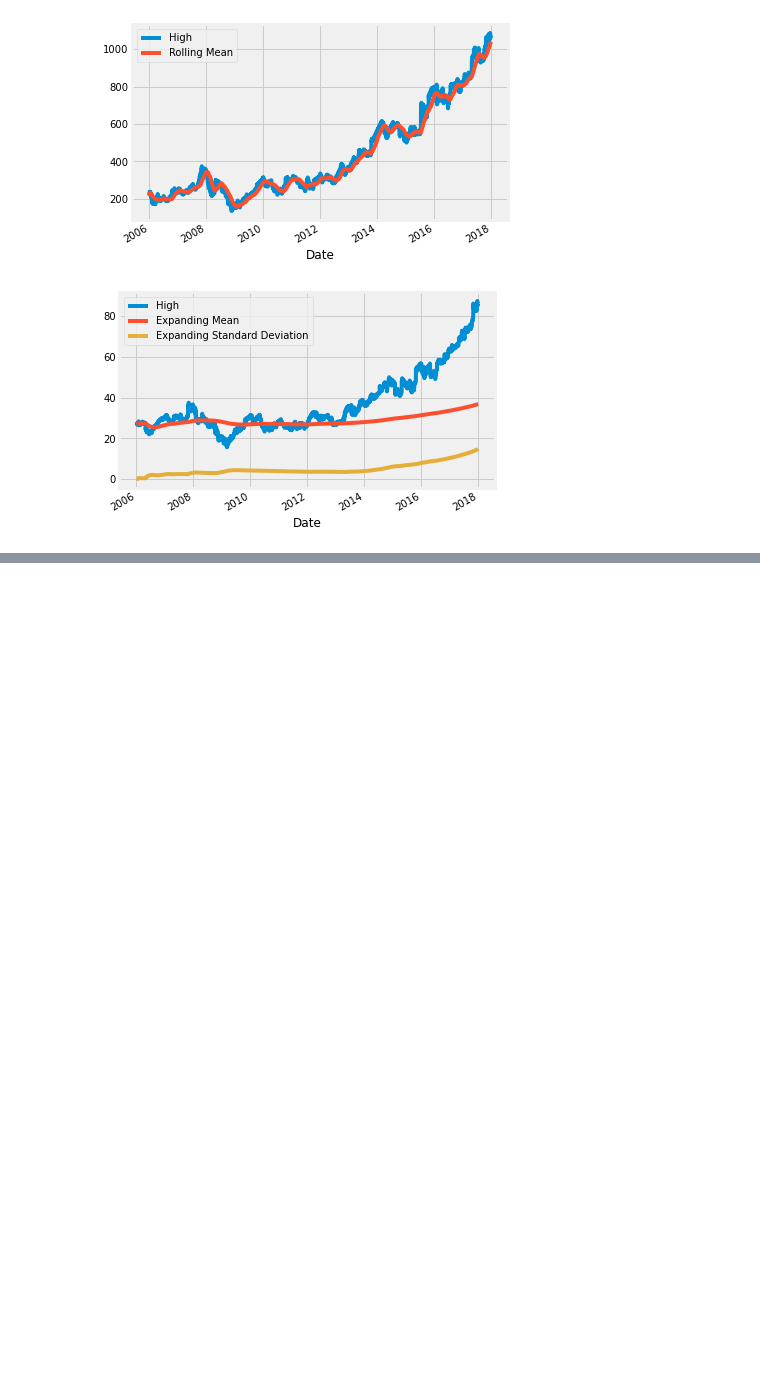
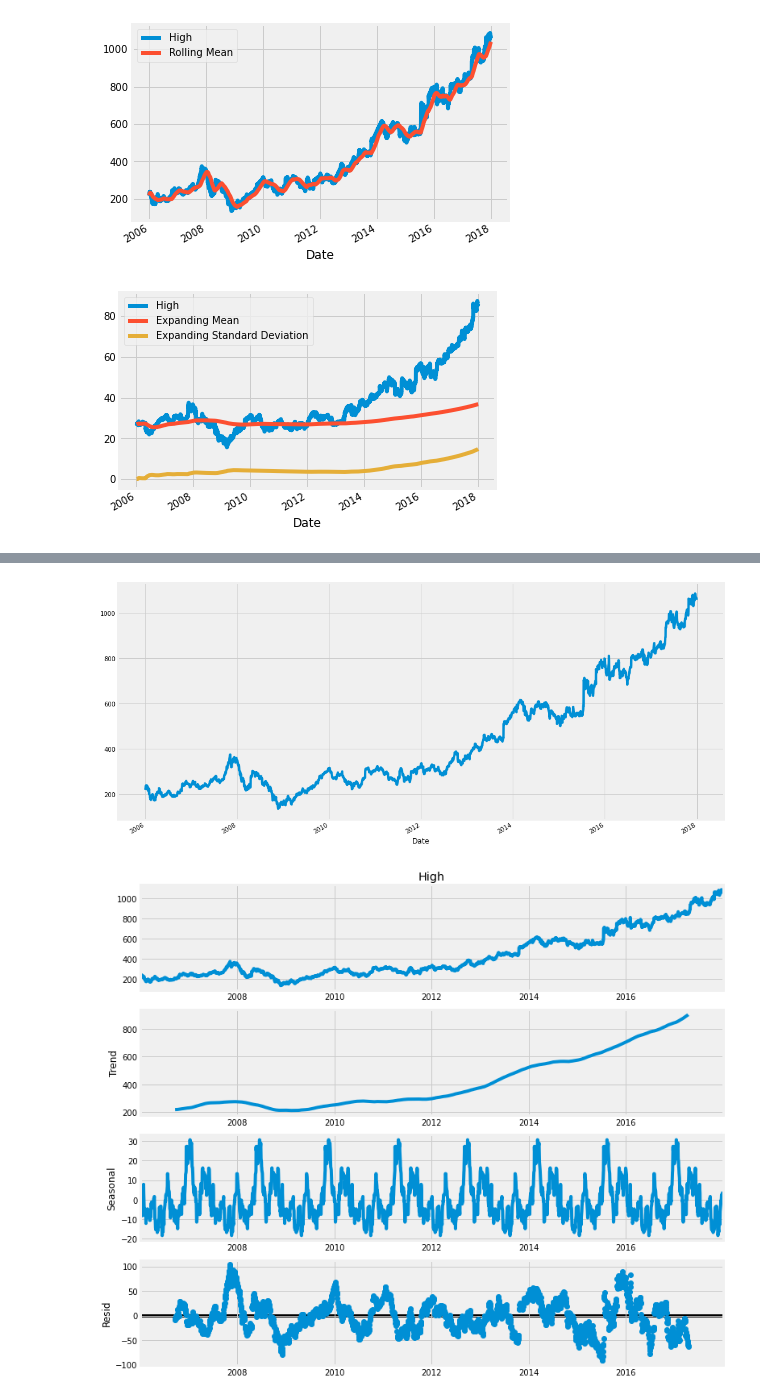
Before and after one commit to jumppython/everything_you_can_do_with_a_time_series, a Jupyter notebook: everything_you_can_do_with_a_time_series.ipynb, the cells around one changed output, grey strips where cells are left out. Cells and saved outputs as stored; diff of their text form; code cells hidden in the pictures; blank space fills up the shorter version.

```diff
--- a/everything_you_can_do_with_a_time_series.ipynb
+++ b/everything_you_can_do_with_a_time_series.ipynb
@@ -389,0 +418,15 @@ iplot(data,filename="simple_candlestick")
+# %%
+# Time series decomposition and Random walks
+# Trends, seasonality and noise
+
+# Let's take Google stocks High for this
+google["High"].plot(figsize=(16,8))
+
+# Now, for decomposition...
+rcParams['figure.figsize'] = 11, 9
+decomposed_google_volume = sm.tsa.seasonal_decompose(google["High"],freq=360) # The frequncy is annual
+figure = decomposed_google_volume.plot()
+plt.show()
+# %% [output]
+[figure, added]
+[figure, added]
```
Also changed, not shown: parts of 10 cells of this notebook.
